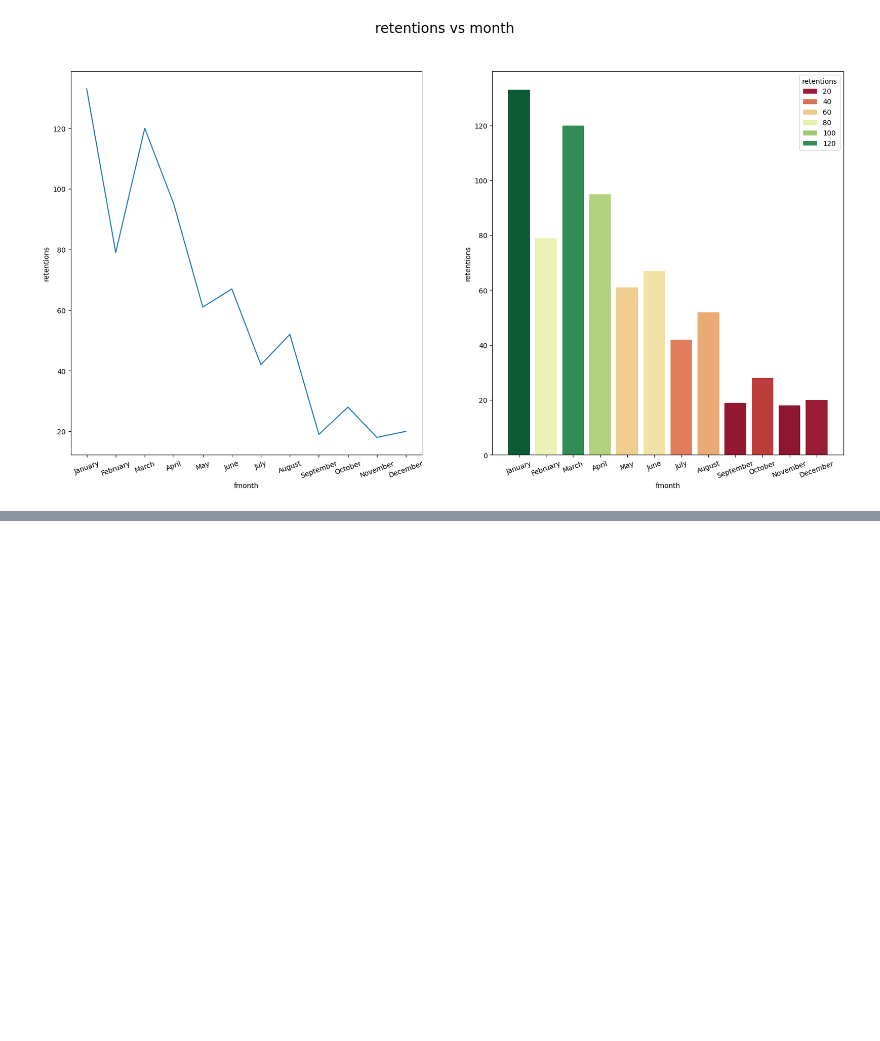
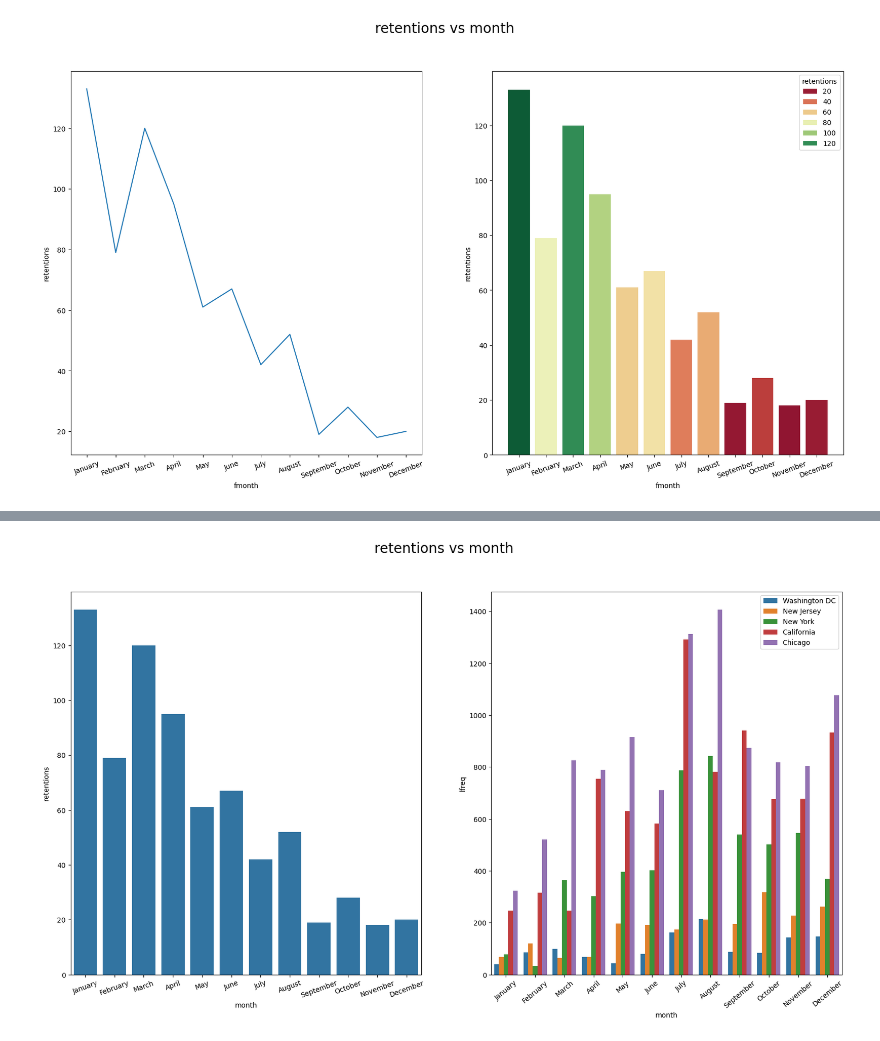
Before and after one commit to sanketmishra009/scaler, a Jupyter notebook: projects/e-commerceAnalysis/analysis.ipynb, the cells around one changed output, grey strips where cells are left out. Saved outputs shown, nothing was run; the diff lists cells and outputs as text; code cells hidden in the pictures; blank space fills up the shorter version.

```diff
--- a/projects/e-commerceAnalysis/analysis.ipynb
+++ b/projects/e-commerceAnalysis/analysis.ipynb
@@ -215,3 +215,7 @@ plt.plot()
 # %% [output]
 []
 [figure]
+# %%
+customers = pd.read_excel('data/CustomersData.xlsx')
+customers.columns = [str.lower(column) for column in customers.columns]
+customers
@@ -217,0 +252,3 @@ plt.plot()
+# %%
+cdf = pd.merge(repeateddf , customers , on = 'customerid')
+cdf
@@ -217,0 +269,4 @@ plt.plot()
+# %%
+repeatedLocations = cdf.groupby('month').agg({'location':'value_counts'}).rename(columns = {'location':'lfreq'}).reset_index()
+locations = pd.merge(repeatedLocations , ret , left_on='month' , right_on='fmonth').sort_values(by = 'mnum')
+locations.head()
@@ -217,0 +280,15 @@ plt.plot()
+# %%
+fig , axes = plt.subplots(1, 2, figsize = (20 , 10))
+plt.sca(axes[0])
+sns.barplot(locations , x = 'month' , y = 'retentions')
+plt.xticks(rotation = 20)
+fig.suptitle('retentions vs month' , fontsize = 20)
+
+
+plt.sca(axes[1])
+sns.barplot(locations , x = 'month' , y = 'lfreq' , hue = 'location')
+plt.xticks(rotation = 40)
+plt.legend()
+plt.show()
+# %% [output]
+[figure, added]
```
Also changed, not shown: parts of 33 cells of this notebook, 4 other files.
